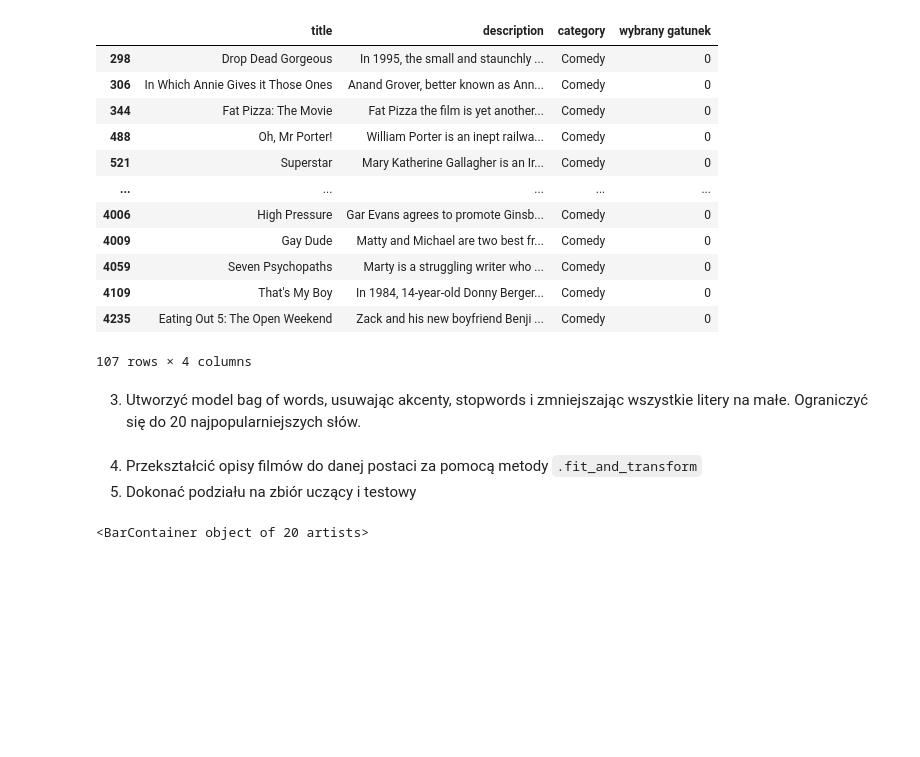
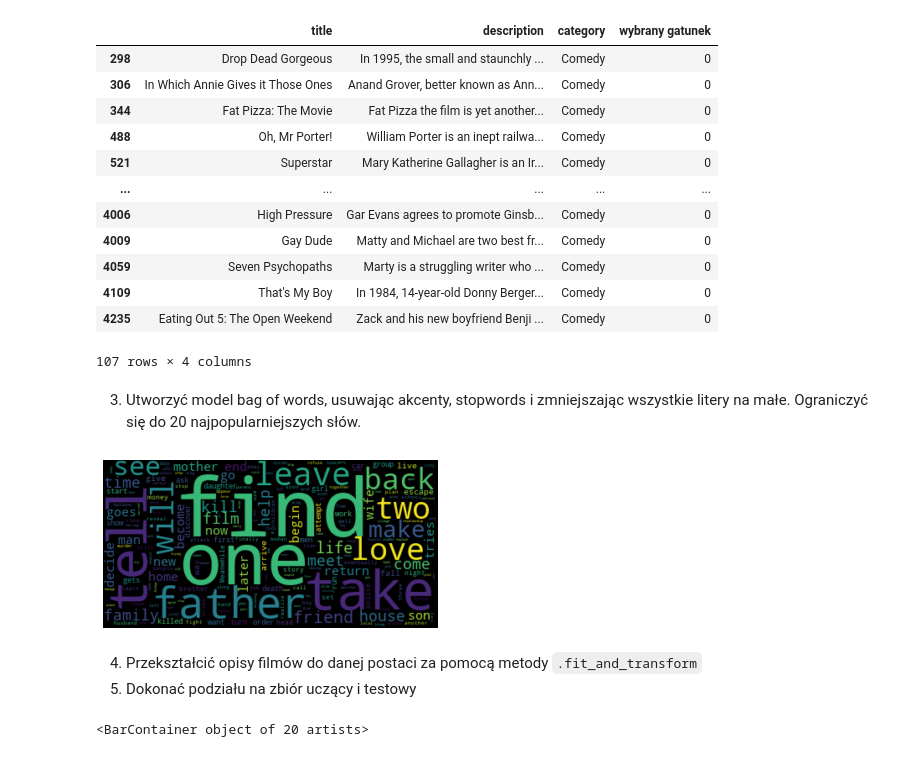
Before and after one commit to PiotrW-bit/piotrwojciechowski-AIBD2021, a Jupyter notebook: lab8/raport-1.ipynb, the cells around one changed output. Drawn from its saved outputs; the diff is of its cells as text; code cells hidden in the pictures; blank space fills up the shorter version.

````diff
--- a/lab8/raport-1.ipynb
+++ b/lab8/raport-1.ipynb
@@ -90,6 +91,14 @@ Name: category, dtype: int64
 # %%
 from sklearn.feature_extraction.text import CountVectorizer
 vectorizer = CountVectorizer(strip_accents='unicode', stop_words='english', lowercase=True, max_features=200)
+
+a = ' '.join([i for i in df['description']])
+worldcloud = WordCloud().generate(a)
+plt.imshow(worldcloud, interpolation='bilinear')
+plt.axis('off')
+plt.show()
+# %% [output]
+[figure, added]
 # %% [markdown]
 4. Przekształcić opisy filmów do danej postaci za pomocą metody ```.fit_and_transform```
 5. Dokonać podziału na zbiór uczący i testowy
````
Also changed, not shown: parts of 1 cell of this notebook.
